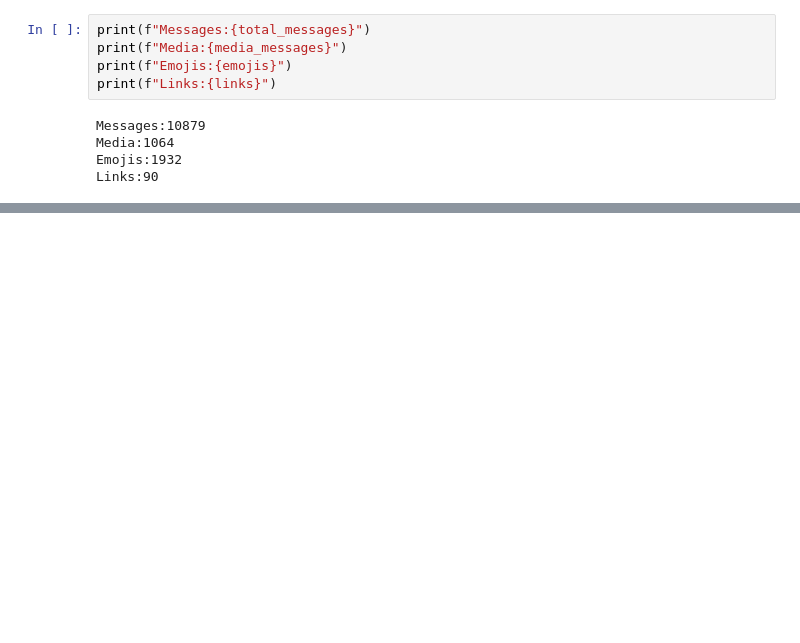
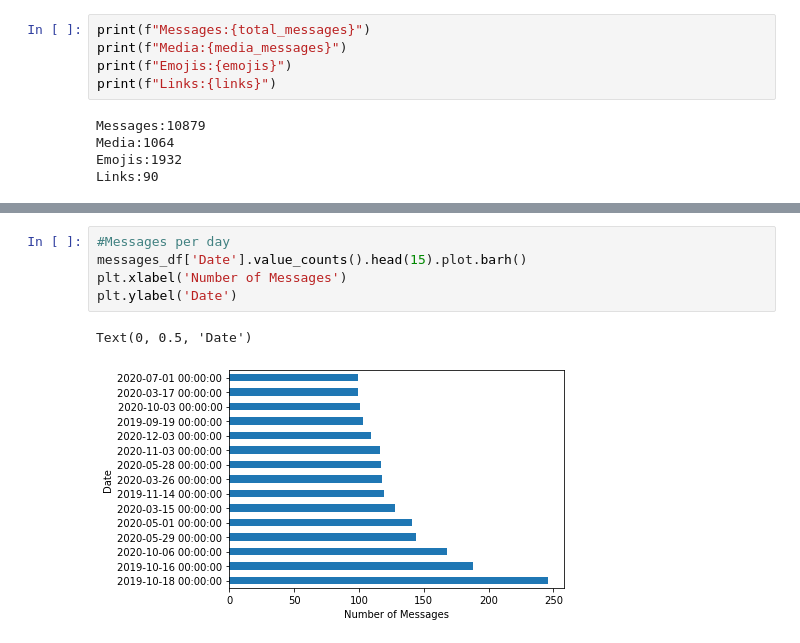
Before and after one commit to RogerCaritjCosta/DataScience, a Jupyter notebook: WhatsApp Data Analysis/Script.ipynb, the cells around one changed output, grey strips where cells are left out. Drawn from its saved outputs; the diff is of its cells as text; blank space fills up the shorter version.

```diff
--- a/WhatsApp Data Analysis/Script.ipynb
+++ b/WhatsApp Data Analysis/Script.ipynb
@@ -171,0 +253,8 @@ fig.show()
+# %%
+#Messages per day
+messages_df['Date'].value_counts().head(15).plot.barh()
+plt.xlabel('Number of Messages')
+plt.ylabel('Date')
+# %% [output]
+Text(0, 0.5, 'Date')
+[figure, added]
```
Also changed, not shown: parts of 17 cells of this notebook, 2 other files.
